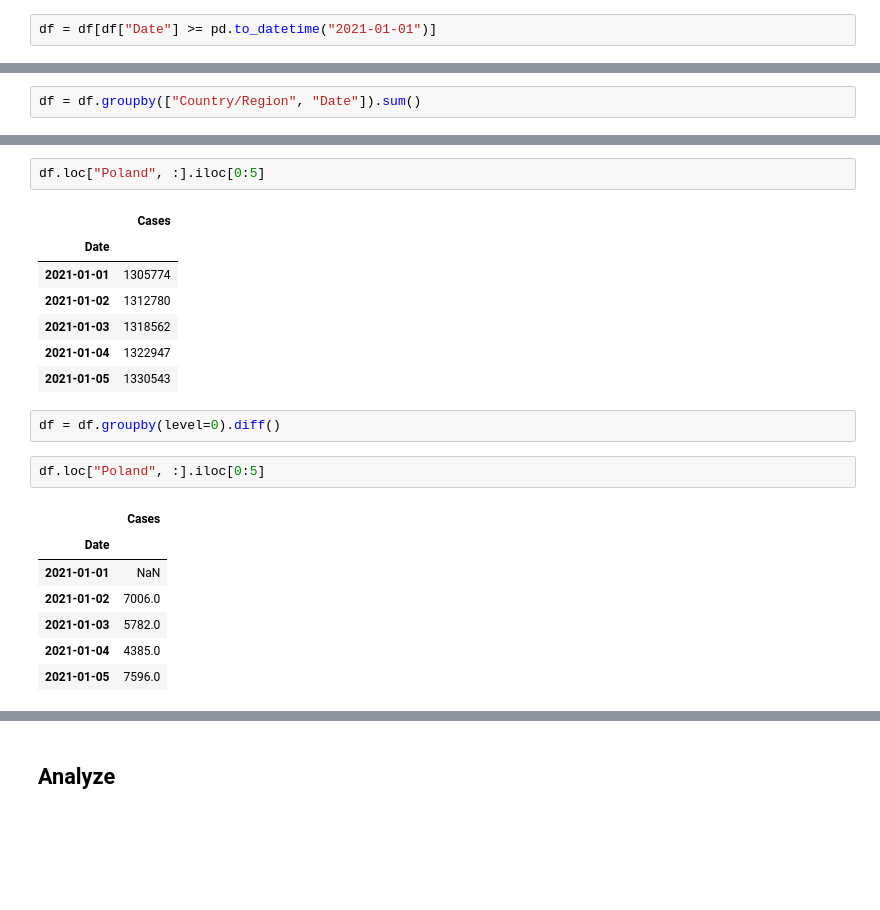
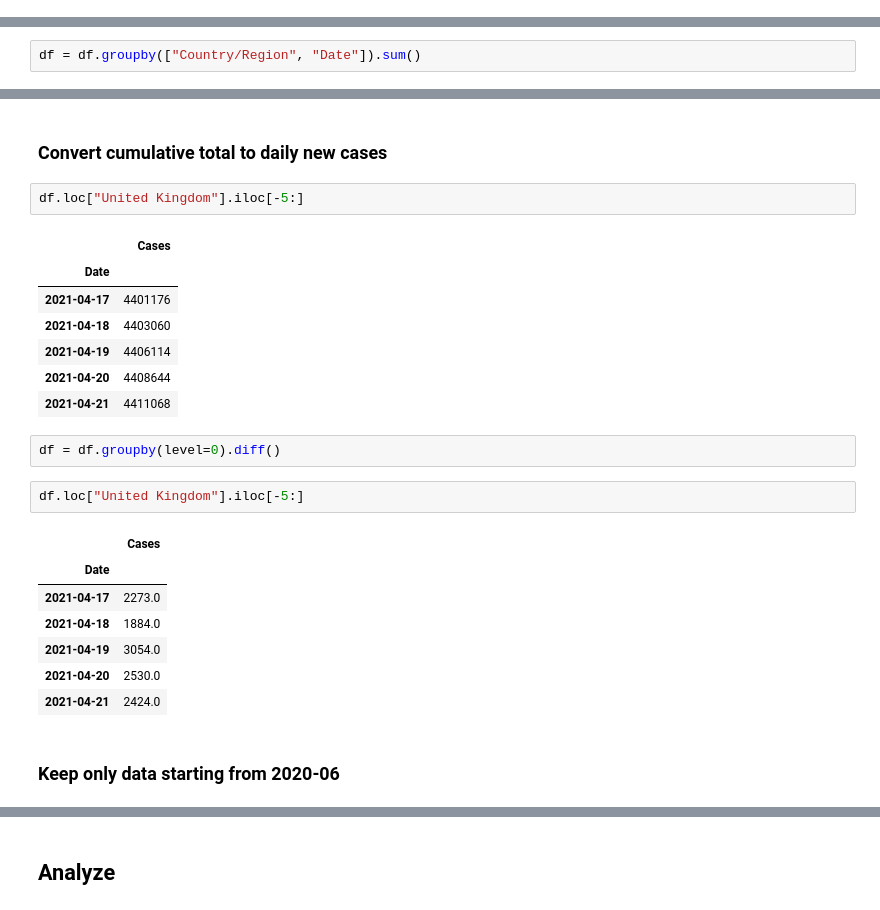
Before and after one commit to jaroslawr/jupyter-notebooks, a Jupyter notebook: dataset_covid/dataset_covid.ipynb, the cells around one changed output, grey strips where cells are left out. Saved outputs shown, nothing was run; the diff lists cells and outputs as text; blank space fills up the shorter version.

```diff
--- a/dataset_covid/dataset_covid.ipynb
+++ b/dataset_covid/dataset_covid.ipynb
@@ -91,2 +72,0 @@ df.head(5)
-# %%
-df = df[df["Date"] >= pd.to_datetime("2021-01-01")]
@@ -130,22 +100,26 @@ Name: (United Kingdom, 2021-01-01 00:00:00), dtype: int64
+# %% [markdown]
+### Convert cumulative total to daily new cases
 # %%
-df.loc["Poland", :].iloc[0:5]
+df.loc["United Kingdom"].iloc[-5:]
 # %% [output]
 |  | Cases |
 | Date |  |
-| 2021-01-01 | 1305774 |
-| 2021-01-02 | 1312780 |
-| 2021-01-03 | 1318562 |
-| 2021-01-04 | 1322947 |
-| 2021-01-05 | 1330543 |
+| 2021-04-17 | 4401176 |
+| 2021-04-18 | 4403060 |
+| 2021-04-19 | 4406114 |
+| 2021-04-20 | 4408644 |
+| 2021-04-21 | 4411068 |
 # %%
 df = df.groupby(level=0).diff()
 # %%
-df.loc["Poland", :].iloc[0:5]
+df.loc["United Kingdom"].iloc[-5:]
 # %% [output]
 |  | Cases |
 | Date |  |
-| 2021-01-01 | NaN |
-| 2021-01-02 | 7006.0 |
-| 2021-01-03 | 5782.0 |
-| 2021-01-04 | 4385.0 |
-| 2021-01-05 | 7596.0 |
+| 2021-04-17 | 2273.0 |
+| 2021-04-18 | 1884.0 |
+| 2021-04-19 | 3054.0 |
+| 2021-04-20 | 2530.0 |
+| 2021-04-21 | 2424.0 |
+# %% [markdown]
+### Keep only data starting from 2020-06
```
Also changed, not shown: parts of 25 cells of this notebook, 1 other file.
